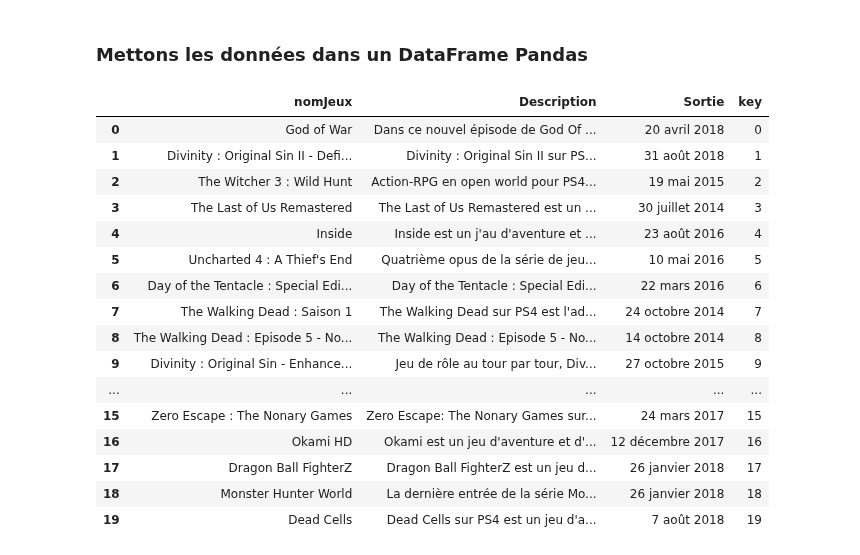
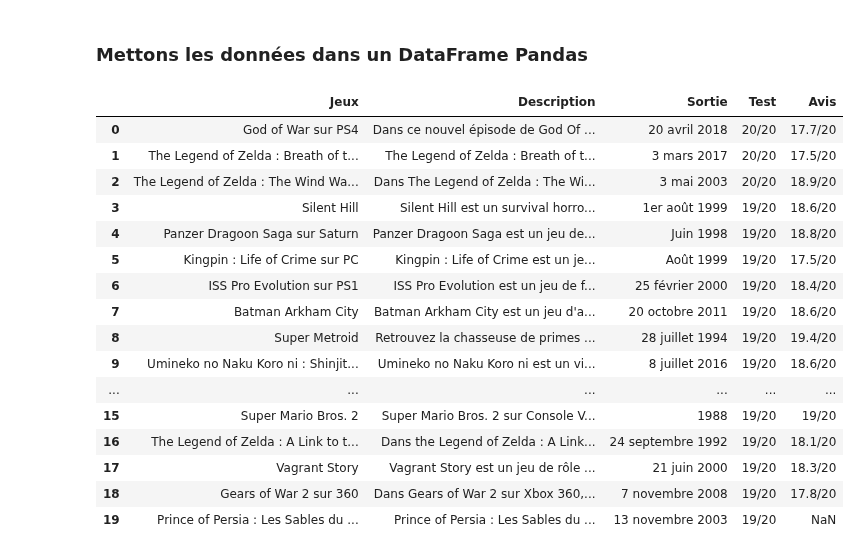
Before and after one commit to valparaizo/python_tutos, a Jupyter notebook: webscraping/wscrap_1.ipynb, the cells around one changed output. Cells and saved outputs as stored; diff of their text form; code cells hidden in the pictures.

```diff
--- a/webscraping/wscrap_1.ipynb
+++ b/webscraping/wscrap_1.ipynb
@@ -7,7 +7,7 @@ import pandas as pd
 # %% [markdown]
 Récupération d'une liste de jeu simple avec nom, desription et date de sortie : http://www.jeuxvideo.com/meilleurs/machine-20/
 # %%
-url='http://www.jeuxvideo.com/meilleurs/machine-20/'
+url='http://www.jeuxvideo.com/meilleurs/'
 page = requests.get(url)
 doc = lh.fromstring(page.content)
 # %% [markdown]
@@ -16,11 +16,15 @@ On récupère les données via des requêtes XPath
 nomJeux = doc.xpath('//a[@class="gameTitleLink__196nPy"]')
 desc = doc.xpath('//p[@class="description__1-Pqha"]')
 sortie = doc.xpath('//span[@class="releaseDate__1RvUmc"]')
+test = doc.xpath('//span[@class="editorialRating__1tYu_r"]')
+avis = doc.xpath('//span[@class="userRating__1y96su"]')
 # %% [markdown]
 Affichage des données décomposées :
 # %%
 for i in range(len(nomJeux)):
-    print(nomJeux[i].text_content().replace(" sur PS4", "") + " \n" + \
-          desc[i].text_content() + " \n" + \
-          sortie[i].text_content()+ " \n")
+    print(nomJeux[i].text_content().strip() + "\n" + \
+          desc[i].text_content().strip() + "\n" + \
+          sortie[i].text_content().strip()+ "\n" + \
+          test[i].text_content().strip() + "\n" + \
+          avis[i].text_content().strip() + "\n")
 # %% [output]
@@ -44,31 +49,40 @@ Sortie: 7 août 2018
 # %% [markdown]
 ### Mettons les données dans un DataFrame Pandas
 # %%
-l1 = pd.DataFrame([nomJeux[i].text_content().replace(" sur PS4", "") for i in range(len(nomJeux))], columns=['nomJeux'])
+l1 = pd.DataFrame([nomJeux[i].text_content().strip() for i in range(len(nomJeux))], columns=['Jeux'])
 l1['key'] = l1.index
-l2 = pd.DataFrame([desc[i].text_content() for i in range(len(desc))], columns=['Description'])
+l2 = pd.DataFrame([desc[i].text_content().strip() for i in range(len(desc))], columns=['Description'])
 l2['key'] = l2.index
-l3 = pd.DataFrame([sortie[i].text_content().replace("Sortie: ", "") for i in range(len(sortie))], columns=['Sortie'])
+l3 = pd.DataFrame([sortie[i].text_content().strip().replace("Sortie: ", "") for i in range(len(sortie))], columns=['Sortie'])
 l3['key'] = l3.index
+l4 = pd.DataFrame([test[i].text_content().strip() for i in range(len(test))], columns=['Test'])
+l4['key'] = l4.index
+l5 = pd.DataFrame([avis[i].text_content().strip() for i in range(len(avis))], columns=['Avis'])
+l5['key'] = l5.index
+
 liste = l1.join(l2, on='key', how='left', lsuffix='_l1', rsuffix='_r1').join(l3, on='key_l1', how='left', lsuffix='_l1', rsuffix='_r2')
 del liste['key_l1']
 del liste['key_r1']
+liste = liste.join(l4, on='key', how='left', lsuffix='_l1', rsuffix='_r1').join(l5, on='key_l1', how='left', lsuffix='_l1', rsuffix='_r2')
+del liste['key_l1']
+del liste['key_r1']
+del liste['key']
 liste
 # %% [output]
-|  | nomJeux | Description | Sortie | key |
-| 0 | God of War | Dans ce nouvel épisode de God Of ... | 20 avril 2018 | 0 |
-| 1 | Divinity : Original Sin II - Defi... | Divinity : Original Sin II sur PS... | 31 août 2018 | 1 |
-| 2 | The Witcher 3 : Wild Hunt | Action-RPG en open world pour PS4... | 19 mai 2015 | 2 |
-| 3 | The Last of Us Remastered | The Last of Us Remastered est un ... | 30 juillet 2014 | 3 |
-| 4 | Inside | Inside est un j'au d'aventure et ... | 23 août 2016 | 4 |
-| 5 | Uncharted 4 : A Thief's End | Quatrième opus de la série de jeu... | 10 mai 2016 | 5 |
-| 6 | Day of the Tentacle : Special Edi... | Day of the Tentacle : Special Edi... | 22 mars 2016 | 6 |
-| 7 | The Walking Dead : Saison 1 | The Walking Dead sur PS4 est l'ad... | 24 octobre 2014 | 7 |
-| 8 | The Walking Dead : Episode 5 - No... | The Walking Dead : Episode 5 - No... | 14 octobre 2014 | 8 |
-| 9 | Divinity : Original Sin - Enhance... | Jeu de rôle au tour par tour, Div... | 27 octobre 2015 | 9 |
-| ... | ... | ... | ... | ... |
-| 15 | Zero Escape : The Nonary Games | Zero Escape: The Nonary Games sur... | 24 mars 2017 | 15 |
-| 16 | Okami HD | Okami est un jeu d'aventure et d'... | 12 décembre 2017 | 16 |
-| 17 | Dragon Ball FighterZ | Dragon Ball FighterZ est un jeu d... | 26 janvier 2018 | 17 |
-| 18 | Monster Hunter World | La dernière entrée de la série Mo... | 26 janvier 2018 | 18 |
-| 19 | Dead Cells | Dead Cells sur PS4 est un jeu d'a... | 7 août 2018 | 19 |
+|  | Jeux | Description | Sortie | Test | Avis |
+| 0 | God of War sur PS4 | Dans ce nouvel épisode de God Of ... | 20 avril 2018 | 20/20 | 17.7/20 |
+| 1 | The Legend of Zelda : Breath of t... | The Legend of Zelda : Breath of t... | 3 mars 2017 | 20/20 | 17.5/20 |
+| 2 | The Legend of Zelda : The Wind Wa... | Dans The Legend of Zelda : The Wi... | 3 mai 2003 | 20/20 | 18.9/20 |
+| 3 | Silent Hill | Silent Hill est un survival horro... | 1er août 1999 | 19/20 | 18.6/20 |
+| 4 | Panzer Dragoon Saga sur Saturn | Panzer Dragoon Saga est un jeu de... | Juin 1998 | 19/20 | 18.8/20 |
+| 5 | Kingpin : Life of Crime sur PC | Kingpin : Life of Crime est un je... | Août 1999 | 19/20 | 17.5/20 |
+| 6 | ISS Pro Evolution sur PS1 | ISS Pro Evolution est un jeu de f... | 25 février 2000 | 19/20 | 18.4/20 |
+| 7 | Batman Arkham City | Batman Arkham City est un jeu d'a... | 20 octobre 2011 | 19/20 | 18.6/20 |
+| 8 | Super Metroid | Retrouvez la chasseuse de primes ... | 28 juillet 1994 | 19/20 | 19.4/20 |
+| 9 | Umineko no Naku Koro ni : Shinjit... | Umineko no Naku Koro ni est un vi... | 8 juillet 2016 | 19/20 | 18.6/20 |
+| ... | ... | ... | ... | ... | ... |
+| 15 | Super Mario Bros. 2 | Super Mario Bros. 2 sur Console V... | 1988 | 19/20 | 19/20 |
+| 16 | The Legend of Zelda : A Link to t... | Dans the Legend of Zelda : A Link... | 24 septembre 1992 | 19/20 | 18.1/20 |
+| 17 | Vagrant Story | Vagrant Story est un jeu de rôle ... | 21 juin 2000 | 19/20 | 18.3/20 |
+| 18 | Gears of War 2 sur 360 | Dans Gears of War 2 sur Xbox 360,... | 7 novembre 2008 | 19/20 | 17.8/20 |
+| 19 | Prince of Persia : Les Sables du ... | Prince of Persia : Les Sables du ... | 13 novembre 2003 | 19/20 | NaN |
```
Also changed, not shown: parts of 7 cells of this notebook, 1 other file.
